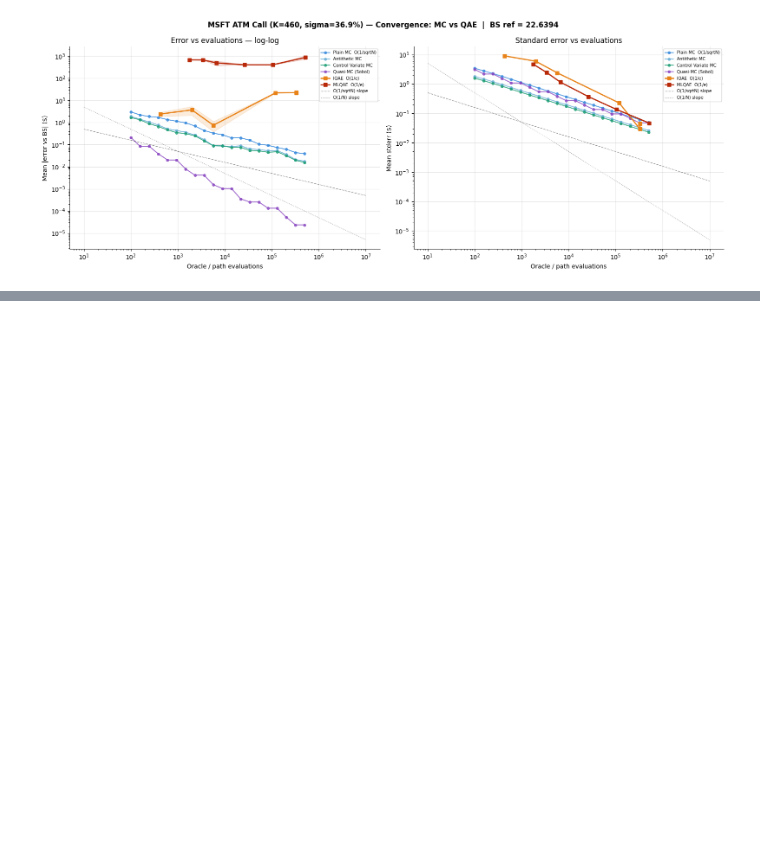
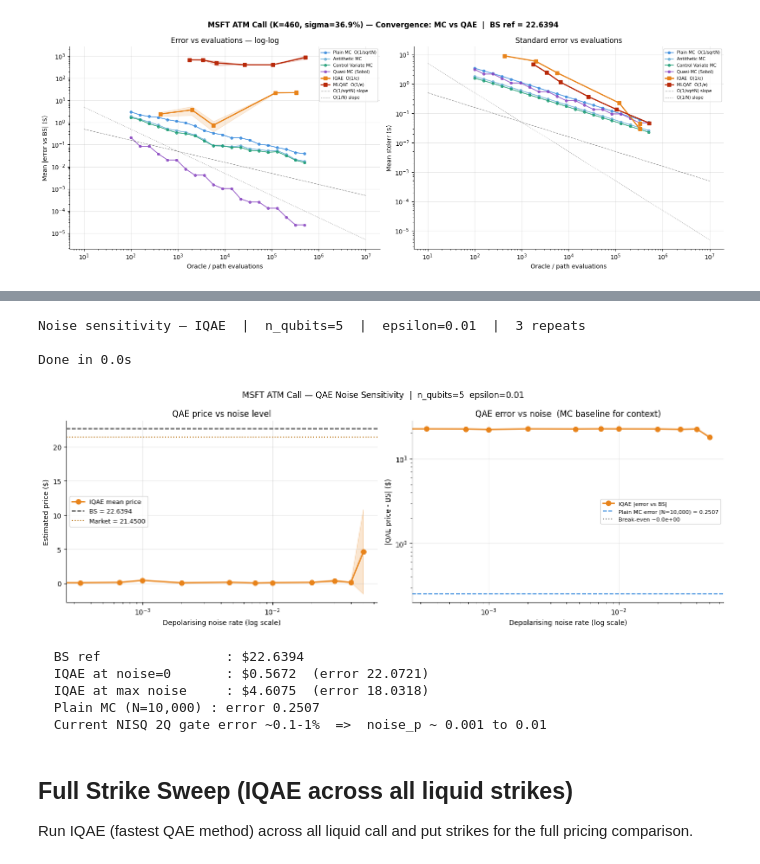
Before and after one commit to Alankrit01/Quantum-Options-Pricing, a Jupyter notebook: QAE.ipynb, the cells around one changed output, grey strips where cells are left out. Cells and saved outputs as stored; diff of their text form; code cells hidden in the pictures; blank space fills up the shorter version.

Commit message:
Added Noise sensitivity study and Break even analysis and compared performance of all 3 engines.

```diff
--- a/QAE.ipynb
+++ b/QAE.ipynb
@@ -450,0 +457,74 @@ plt.show()
+# %%
+# Noise study
+NOISE_LEVELS = np.concatenate([
+    np.linspace(0.0,  0.001, 4),
+    np.linspace(0.002, 0.01, 4),
+    np.linspace(0.02,  0.05, 4),])
+
+print(f"Noise sensitivity — IQAE  |  n_qubits={N_QUBITS}  |  epsilon={EPSILON}  |  {NOISE_RPTS} repeats\n")
+t0 = time.perf_counter()
+noise_study = noise_impact_study(p_atm, noise_levels=NOISE_LEVELS, epsilon=EPSILON, n_qubits=N_QUBITS, option_type='call', q=Q, n_repeats=NOISE_RPTS,)
+print(f"Done in {time.perf_counter() - t0:.1f}s")
+
+# Plain MonteCarlo reference error for comparison
+mc_ref_n   = 10_000
+mc_ref_res = plainMC(p_atm, n_paths=mc_ref_n, option_type='call', seed=42)
+mc_ref_err = abs(mc_ref_res.price - bs_ref)
+
+fig, axes = plt.subplots(1, 2, figsize=(14, 5))
+fig.suptitle(f"{TICKER} ATM Call — QAE Noise Sensitivity  |  n_qubits={N_QUBITS}  epsilon={EPSILON}",fontsize=12)
+
+ax = axes[0]
+ax.semilogx(noise_study['noise_levels'], noise_study['mean_price'], 'o-', color=COLORS['iqae'], lw=2, markersize=7, label='IQAE mean price')
+
+ax.fill_between(
+    noise_study['noise_levels'],
+    noise_study['mean_price'] - noise_study['std_error'],
+    noise_study['mean_price'] + noise_study['std_error'],
+    alpha=0.2, color=COLORS['iqae']
+)
+ax.axhline(bs_ref,  color=COLORS['bs'], lw=1.5, linestyle='--', label=f'BS = {bs_ref:.4f}')
+ax.axhline(mid_atm, color=COLORS['market'], lw=1.5, linestyle=':', label=f'Market = {mid_atm:.4f}')
+ax.set_xlabel('Depolarising noise rate (log scale)')
+ax.set_ylabel('Estimated price ($)')
+ax.set_title('QAE price vs noise level')
+ax.legend(fontsize=9)
+
+ax = axes[1]
+ax.loglog(noise_study['noise_levels'], noise_study['mean_error'], 'o-', color=COLORS['iqae'], lw=2, markersize=7, label='IQAE |error vs BS|')
+ax.axhline(mc_ref_err, color=COLORS['plain_mc'], lw=1.5, linestyle='--', label=f'Plain MC error (N={mc_ref_n:,}) = {mc_ref_err:.4f}')
+
+cross_idx = np.where(noise_study['mean_error'] > mc_ref_err)[0]
+if len(cross_idx) > 0:
+    be_noise = noise_study['noise_levels'][cross_idx[0]]
+    ax.axvline(be_noise, color='gray', lw=1.5, linestyle=':', label=f'Break-even ~{be_noise:.1e}')
+
+ax.set_xlabel('Depolarising noise rate (log scale)')
+ax.set_ylabel('|QAE price - BS| ($)')
+ax.set_title('QAE error vs noise  (MC baseline for context)')
+ax.legend(fontsize=8)
+
+plt.tight_layout()
+plt.savefig(os.path.join(DATA_DIR, f"{SLUG}_qae_noise.png"), dpi=150, bbox_inches='tight')
+plt.show()
+
+print(f"\n  BS ref                : ${bs_ref:.4f}")
+print(f"  IQAE at noise=0       : ${noise_study['mean_price'][0]:.4f}  "
+      f"(error {noise_study['mean_error'][0]:.4f})")
+print(f"  IQAE at max noise     : ${noise_study['mean_price'][-1]:.4f}  "
+      f"(error {noise_study['mean_error'][-1]:.4f})")
+print(f"  Plain MC (N={mc_ref_n:,}) : error {mc_ref_err:.4f}")
+print(f"  Current NISQ 2Q gate error ~0.1-1%  =>  noise_p ~ 0.001 to 0.01")
+# %% [output]
+Noise sensitivity — IQAE  |  n_qubits=5  |  epsilon=0.01  |  3 repeats
+
+Done in 0.0s
+[figure, added]
+  BS ref                : $22.6394
+  IQAE at noise=0       : $0.5672  (error 22.0721)
+  IQAE at max noise     : $4.6075  (error 18.0318)
+  Plain MC (N=10,000) : error 0.2507
+  Current NISQ 2Q gate error ~0.1-1%  =>  noise_p ~ 0.001 to 0.01
+# %% [markdown]
+## Full Strike Sweep (IQAE across all liquid strikes)
+Run IQAE (fastest QAE method) across all liquid call and put strikes for the full pricing comparison.
```
Also changed, not shown: parts of 10 cells of this notebook.
